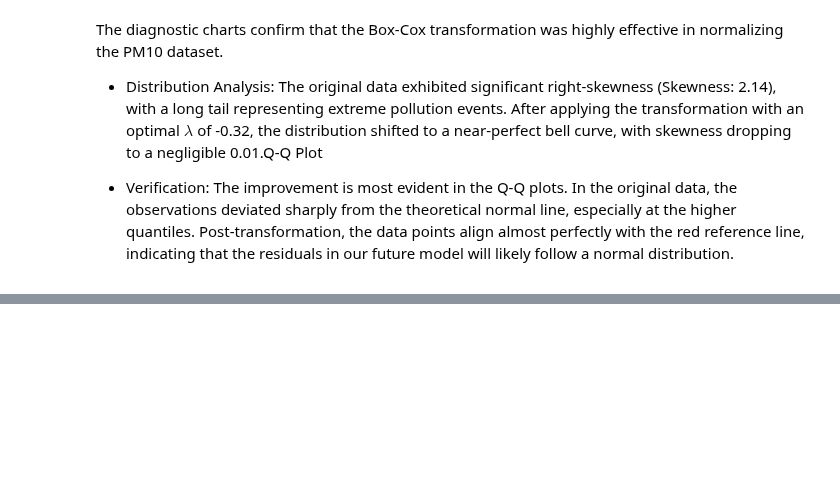
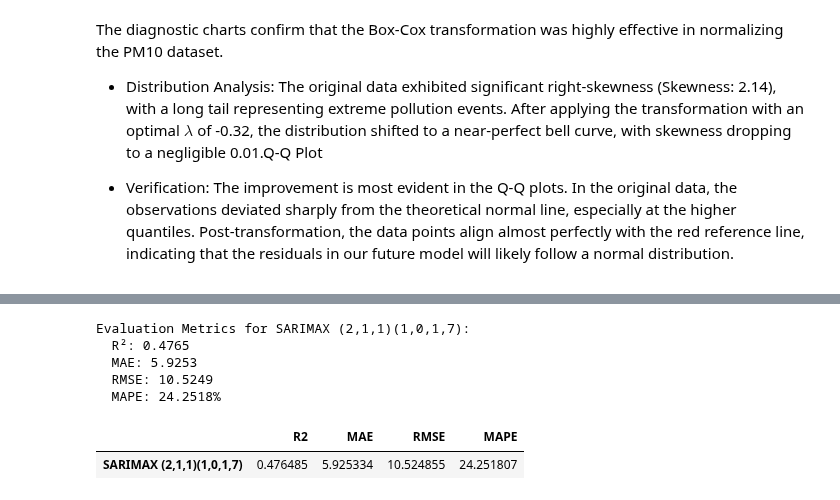
Before and after one commit to Przemsonn05/AirPulse-Krakow-Smart-Air-Quality-Forecasting-System, a Jupyter notebook: notebooks/air_quality_forecast.ipynb, the cells around one changed output, grey strips where cells are left out. Drawn from its saved outputs; the diff is of its cells as text; code cells hidden in the pictures; blank space fills up the shorter version.

```diff
--- a/notebooks/air_quality_forecast.ipynb
+++ b/notebooks/air_quality_forecast.ipynb
@@ -769,0 +927,43 @@ The diagnostic charts confirm that the Box-Cox transformation was highly effecti
+# %%
+SARIMAX_EXOG = [
+    "temp_avg", "rain_sum", "wind_max",
+    "heating_degree_days", "wind_inverse",
+    "is_heating_season", "is_calm_wind",
+    "hdd_calm", "rain_3d_sum",
+]
+# %%
+sarimax_model = SARIMAX(
+    train[TARGET],
+    exog=train[SARIMAX_EXOG],
+    order=(2, 1, 1),
+    seasonal_order=(1, 0, 1, 7),   # ← s=7 (tygodniowość) zamiast błędnego s=24
+    enforce_stationarity=False,
+    enforce_invertibility=False,
+).fit(disp=False)
+# %%
+sarimax_preds   = []
+current_results = sarimax_model
+
+for i in range(len(val)):
+    exog_now = val[SARIMAX_EXOG].iloc[i:i+1]
+    yhat     = current_results.forecast(steps=1, exog=exog_now)[0]
+    sarimax_preds.append(yhat)
+
+    actual_y = val[TARGET].iloc[i:i+1]
+    current_results = current_results.extend(actual_y, exog=exog_now)
+
+sarimax_preds = np.array(sarimax_preds)
+res_sarimax   = evaluate_forecast(val[TARGET].values, sarimax_preds, lambda_bc,
+                                  "SARIMAX (2,1,1)(1,0,1,7)")
+# %% [output]
+Evaluation Metrics for SARIMAX (2,1,1)(1,0,1,7):
+  R²: 0.4765
+  MAE: 5.9253
+  RMSE: 10.5249
+  MAPE: 24.2518%
+# %%
+res_sarimax_df = pd.DataFrame([res_sarimax], index=['SARIMAX (2,1,1)(1,0,1,7)'])
+res_sarimax_df
+# %% [output]
+|  | R2 | MAE | RMSE | MAPE |
+| SARIMAX (2,1,1)(1,0,1,7) | 0.476485 | 5.925334 | 10.524855 | 24.251807 |
```
Also changed, not shown: parts of 58 cells of this notebook, 16 other files.
